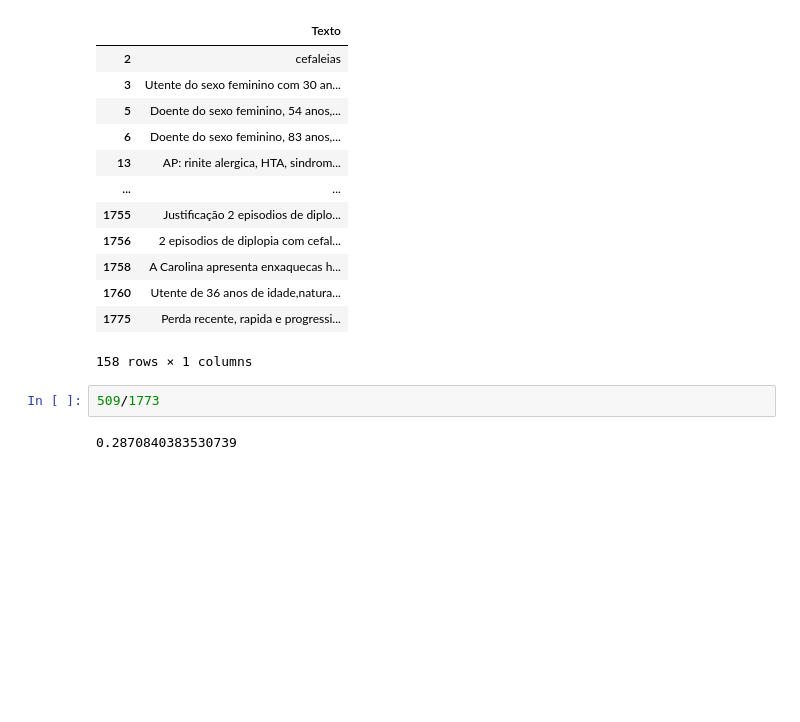
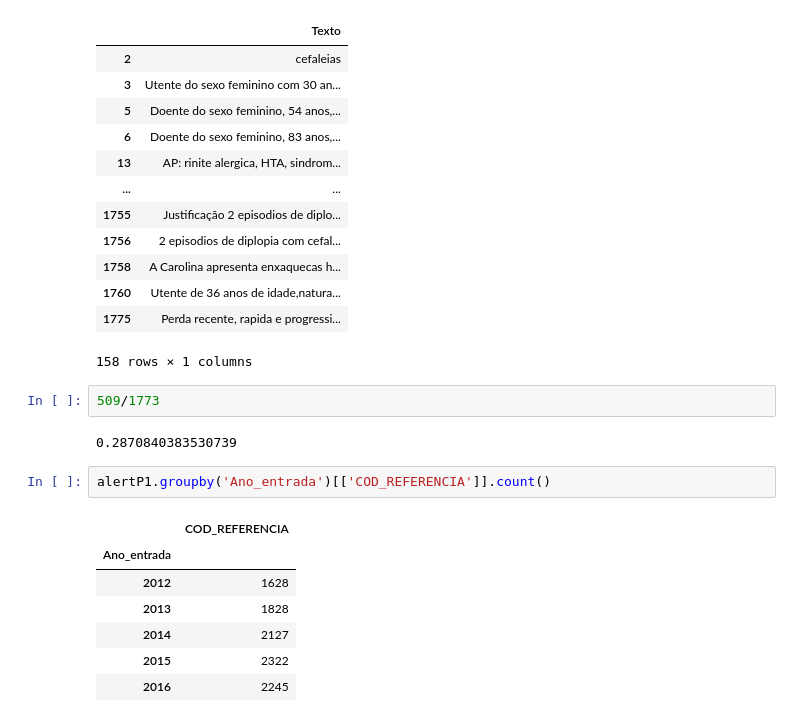
Before and after one commit to Data-Science-Knowledge-Center-Nova-SBE/PBL-HGO, a Jupyter notebook: gabrabib.ipynb, the cells around one changed output. Cells and saved outputs as stored; diff of their text form; blank space fills up the shorter version.

```diff
--- a/gabrabib.ipynb
+++ b/gabrabib.ipynb
@@ -157,3 +157,13 @@ cefaleia
 509/1773
 # %% [output]
 0.2870840383530739
+# %%
+alertP1.groupby('Ano_entrada')[['COD_REFERENCIA']].count()
+# %% [output]
+|  | COD_REFERENCIA |
+| Ano_entrada |  |
+| 2012 | 1628 |
+| 2013 | 1828 |
+| 2014 | 2127 |
+| 2015 | 2322 |
+| 2016 | 2245 |
```
Also changed, not shown: parts of 2 cells of this notebook.
